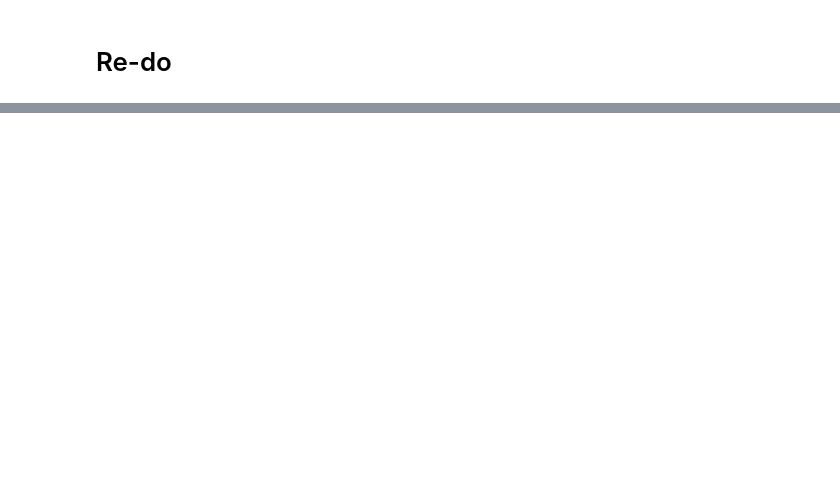
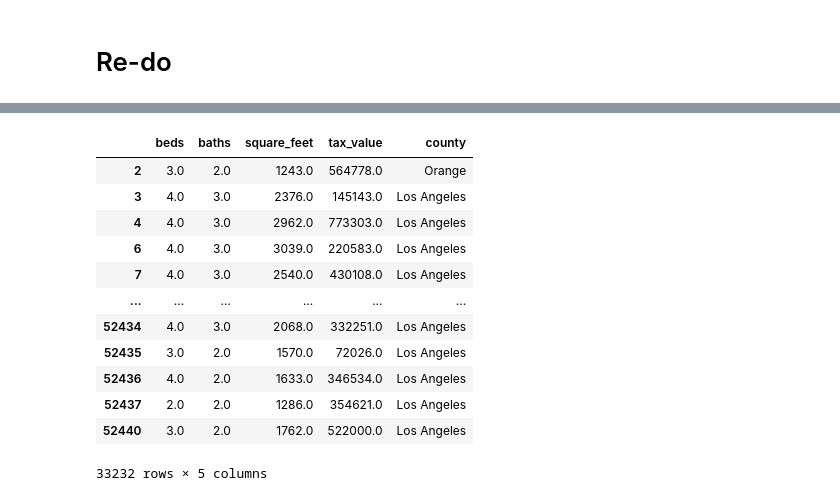
Before and after one commit to aaron-mv-moore/regression-zillow-project, a Jupyter notebook: prepare_working.ipynb, the cells around one changed output, grey strips where cells are left out. Saved outputs shown, nothing was run; the diff lists cells and outputs as text; code cells hidden in the pictures; blank space fills up the shorter version.

```diff
--- a/prepare_working.ipynb
+++ b/prepare_working.ipynb
@@ -442,0 +410,16 @@ df_full_baths = df[df.baths.astype(str).str[-1] != '5']
+# %%
+df[df.tax_value < 1000000]
+# %% [output]
+|  | beds | baths | square_feet | tax_value | county |
+| 2 | 3.0 | 2.0 | 1243.0 | 564778.0 | Orange |
+| 3 | 4.0 | 3.0 | 2376.0 | 145143.0 | Los Angeles |
+| 4 | 4.0 | 3.0 | 2962.0 | 773303.0 | Los Angeles |
+| 6 | 4.0 | 3.0 | 3039.0 | 220583.0 | Los Angeles |
+| 7 | 4.0 | 3.0 | 2540.0 | 430108.0 | Los Angeles |
+| ... | ... | ... | ... | ... | ... |
+| 52434 | 4.0 | 3.0 | 2068.0 | 332251.0 | Los Angeles |
+| 52435 | 3.0 | 2.0 | 1570.0 | 72026.0 | Los Angeles |
+| 52436 | 4.0 | 2.0 | 1633.0 | 346534.0 | Los Angeles |
+| 52437 | 2.0 | 2.0 | 1286.0 | 354621.0 | Los Angeles |
+| 52440 | 3.0 | 2.0 | 1762.0 | 522000.0 | Los Angeles |
+33232 rows × 5 columns
```
Also changed, not shown: parts of 22 cells of this notebook, 5 other files.
